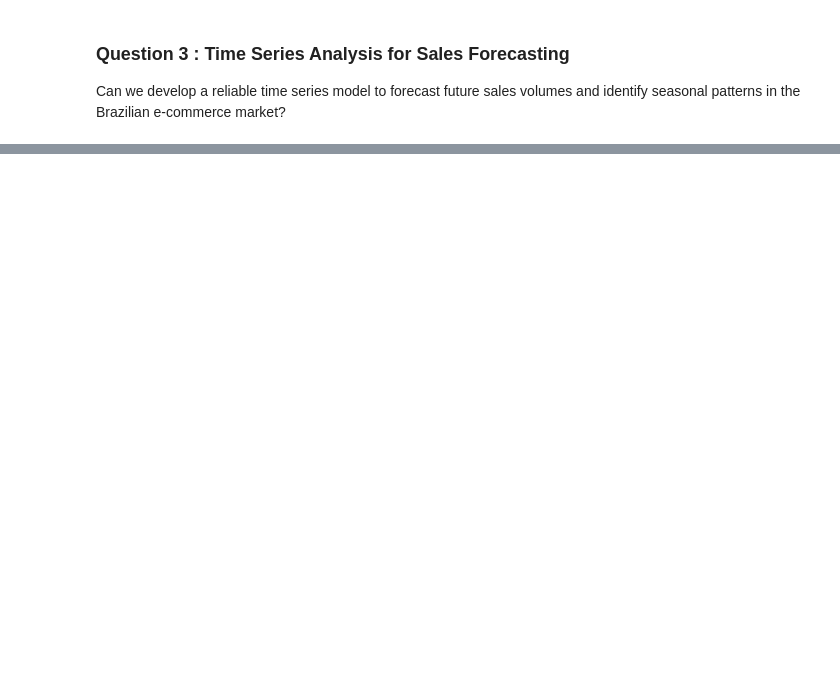
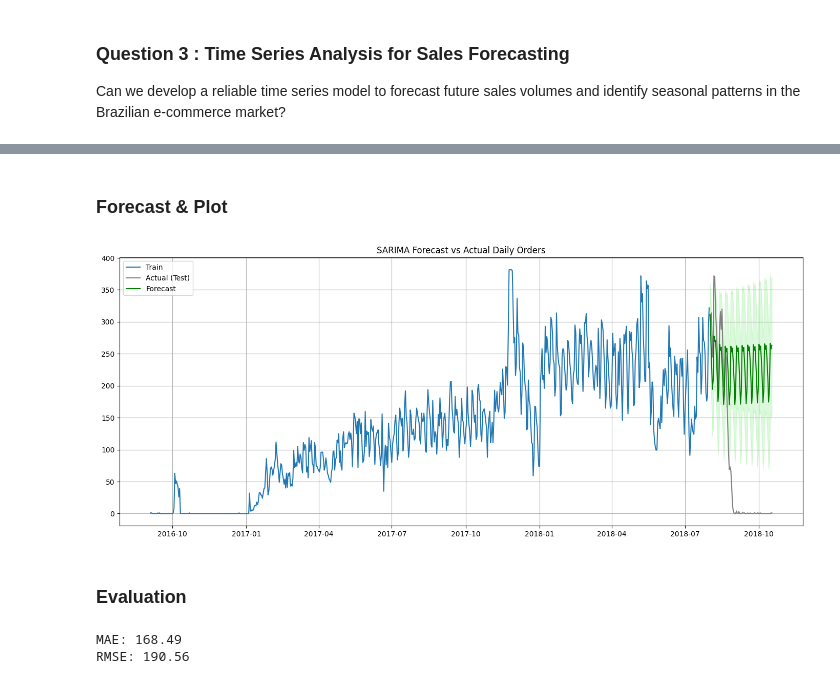
Before and after one commit to Tanishk-Singh/UofA_DataMining_Final_Project, a Jupyter notebook: temp/Q3.ipynb, the cells around one changed output, grey strips where cells are left out. Drawn from its saved outputs; the diff is of its cells as text; code cells hidden in the pictures; blank space fills up the shorter version.

```diff
--- a/temp/Q3.ipynb
+++ b/temp/Q3.ipynb
@@ -59,0 +106,9 @@ Duplicate unique customers ids means that a customer may have placed more than o
+# %%
+# train-test split
+
+# 700 days - 60 days
+train = daily_clean[:'2018-07-31']
+test = daily_clean['2018-08-01':]
+
+
+print(f"Train: {train.shape}, Test: {test.shape}")
@@ -59,0 +117,12 @@ Duplicate unique customers ids means that a customer may have placed more than o
+# %%
+from statsmodels.tsa.statespace.sarimax import SARIMAX
+
+# Basic SARIMA model: (p,d,q) x (P,D,Q,s) with weekly seasonality (s=7)
+model = SARIMAX(train,
+                order=(1, 1, 1),
+                seasonal_order=(1, 1, 1, 7),
+                enforce_stationarity=False,
+                enforce_invertibility=False)
+
+results = model.fit()
+print(results.summary())
@@ -59,0 +147,35 @@ Duplicate unique customers ids means that a customer may have placed more than o
+# %% [markdown]
+### Forecast & Plot
+# %%
+
+forecast = results.get_forecast(steps=len(test))
+predicted = forecast.predicted_mean
+conf_int = forecast.conf_int()
+
+plt.figure(figsize=(14, 6))
+plt.plot(train, label='Train')
+plt.plot(test, label='Actual (Test)', color='gray')
+plt.plot(predicted, label='Forecast', color='green')
+plt.fill_between(conf_int.index, conf_int.iloc[:, 0], conf_int.iloc[:, 1],
+                 color='lightgreen', alpha=0.3)
+plt.title('SARIMA Forecast vs Actual Daily Orders')
+plt.grid(True)
+plt.legend()
+plt.tight_layout()
+plt.show()
+# %% [output]
+[figure, added]
+# %% [markdown]
+### Evaluation
+# %%
+from sklearn.metrics import mean_absolute_error, mean_squared_error
+
+mae = mean_absolute_error(test, predicted)
+mse = mean_squared_error(test, predicted)
+rmse = mse ** 0.5
+
+print(f"MAE: {mae:.2f}")
+print(f"RMSE: {rmse:.2f}")
+# %% [output]
+MAE: 168.49
+RMSE: 190.56
```
Also changed, not shown: parts of 20 cells of this notebook.
